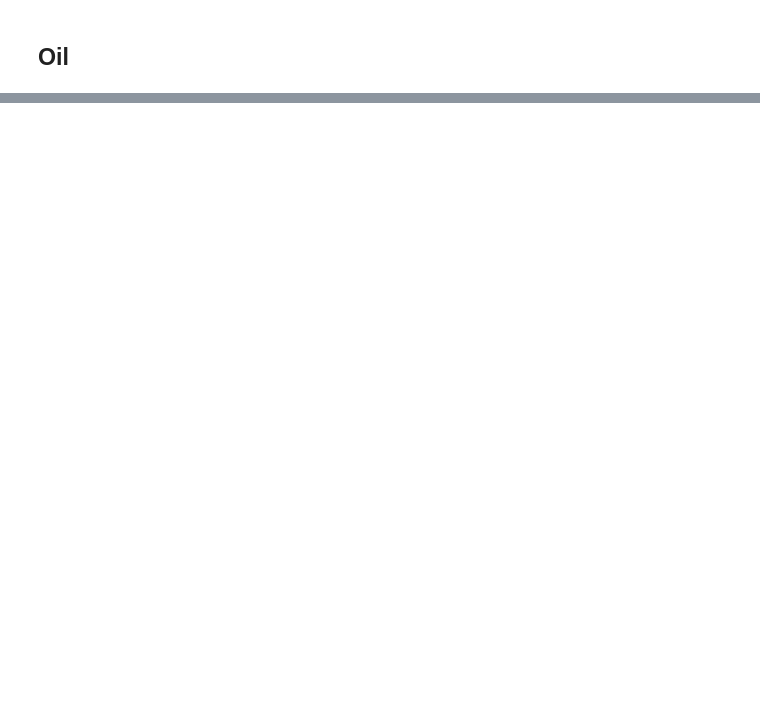
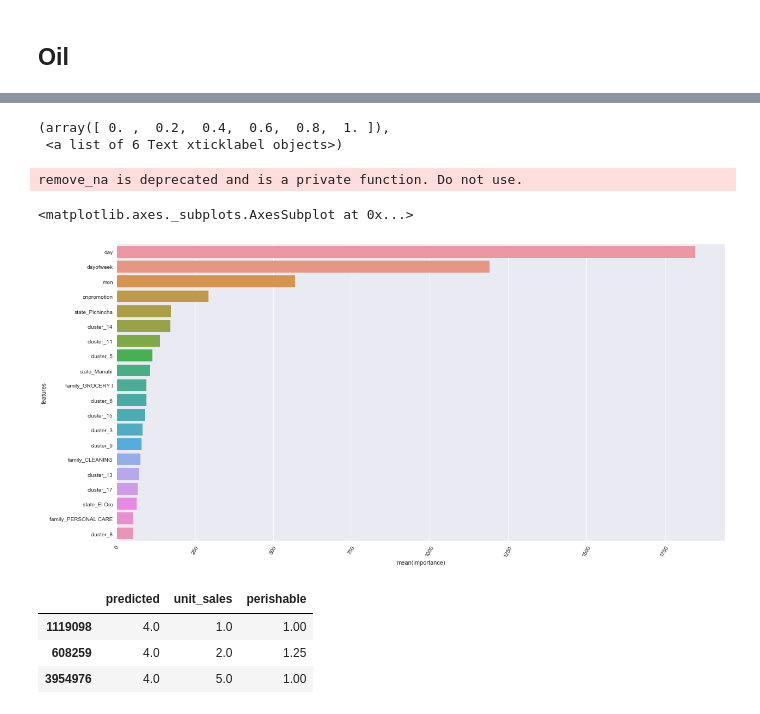
Before and after one commit to yiqingyang75/machine-learning-pre-assign, a Jupyter notebook: py/Grocery_Sales_Forecasting.ipynb, the cells around one changed output, grey strips where cells are left out. Drawn from its saved outputs; the diff is of its cells as text; code cells hidden in the pictures; blank space fills up the shorter version.

```diff
--- a/py/Grocery_Sales_Forecasting.ipynb
+++ b/py/Grocery_Sales_Forecasting.ipynb
@@ -150,0 +399,19 @@ df_train.set_index(["store_nbr", "item_nbr", "date"]).head()
+# %%
+num_boost_rounds = 30
+xgb_model= xgb.train(dict(xgb_params, silent=0), dtrain, num_boost_round= num_boost_rounds)
+# %%
+featureImportance = xgb_model.get_fscore()
+features = pd.DataFrame()
+features['features'] = featureImportance.keys()
+features['importance'] = featureImportance.values()
+features.sort_values(by=['importance'],ascending=False,inplace=True)
+fig,ax= plt.subplots()
+fig.set_size_inches(20,10)
+plt.xticks(rotation=60)
+sns.barplot(data=features.head(20),y="features",x="importance",ax=ax,orient="h")
+# %% [output]
+(array([ 0. ,  0.2,  0.4,  0.6,  0.8,  1. ]),
+ <a list of 6 Text xticklabel objects>)
+remove_na is deprecated and is a private function. Do not use.
+<matplotlib.axes._subplots.AxesSubplot at 0x...>
+[figure, added]
@@ -150,0 +421,13 @@ df_train.set_index(["store_nbr", "item_nbr", "date"]).head()
+# %%
+predicted_df = pd.DataFrame({'predicted': y_predict},index = dtest_y.index)
+predicted_df["predicted"] = predicted_df["predicted"].round(0)
+predicted_df["predicted"] = predicted_df["predicted"].apply(lambda x: 0 if x < 0 else x)
+predicted_df = predicted_df.join(dtest_y)
+predicted_df = predicted_df.join(df["perishable"])
+predicted_df["unit_sales"] = predicted_df["unit_sales"].apply(lambda x: 0 if x < 0 else x)
+predicted_df.head(3)
+# %% [output]
+|  | predicted | unit_sales | perishable |
+| 1119098 | 4.0 | 1.0 | 1.00 |
+| 608259 | 4.0 | 2.0 | 1.25 |
+| 3954976 | 4.0 | 5.0 | 1.00 |
```
Also changed, not shown: parts of 32 cells of this notebook, 4 other files.
